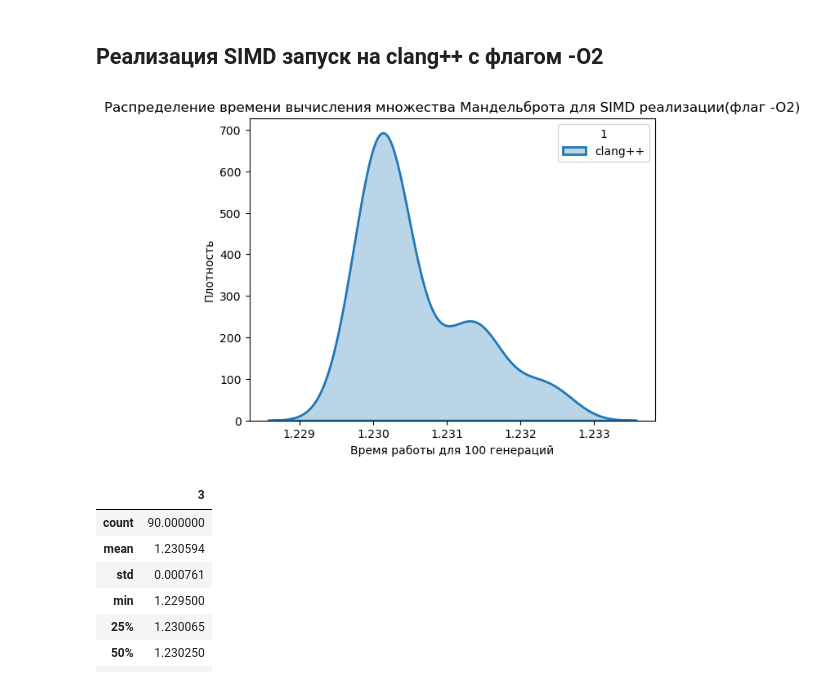
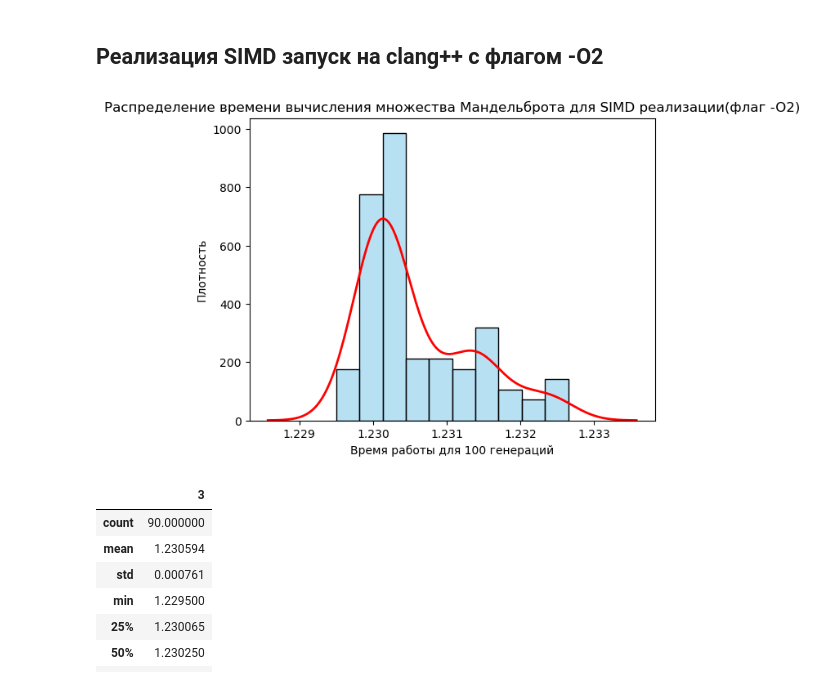
Before and after one commit to margocat57/Mandelbrot, a Jupyter notebook: analys.ipynb, the cells around one changed output. Cells and saved outputs as stored; diff of their text form; code cells hidden in the pictures.

Commit message:
new graphics added

```diff
--- a/analys.ipynb
+++ b/analys.ipynb
@@ -691,25 +754,32 @@ print(lower, upper)
 # %%
 filtered = df[
     (df.iloc[:,0] == "mandelbrot3") &
     (df.iloc[:,2] == "O2") &
     (df.iloc[:,1] == "clang++")
 ]
 
+sns.histplot(
+    data=filtered,
+    x=filtered.iloc[:,3],
+    bins=10,
+    stat="density",
+    color="skyblue",
+    alpha=0.6
+)
+
 sns.kdeplot(
     data=filtered,
     x=filtered.iloc[:,3],
-    hue=filtered.iloc[:,1],
-    fill=True,
-    alpha=0.3,
+    color="red",
     linewidth=2
 )
 
 plt.xlabel("Время работы для 100 генераций")
 plt.ylabel("Плотность")
 plt.title("Распределение времени вычисления множества Мандельброта для SIMD реализации(флаг -O2)")
 plt.show()
 # %% [output]
-[figure, old version]
+[figure, new version]
 # %%
 subset3_2_c = df[
     (df.iloc[:,0] == "mandelbrot3") &
```
Also changed, not shown: parts of 11 cells of this notebook.
